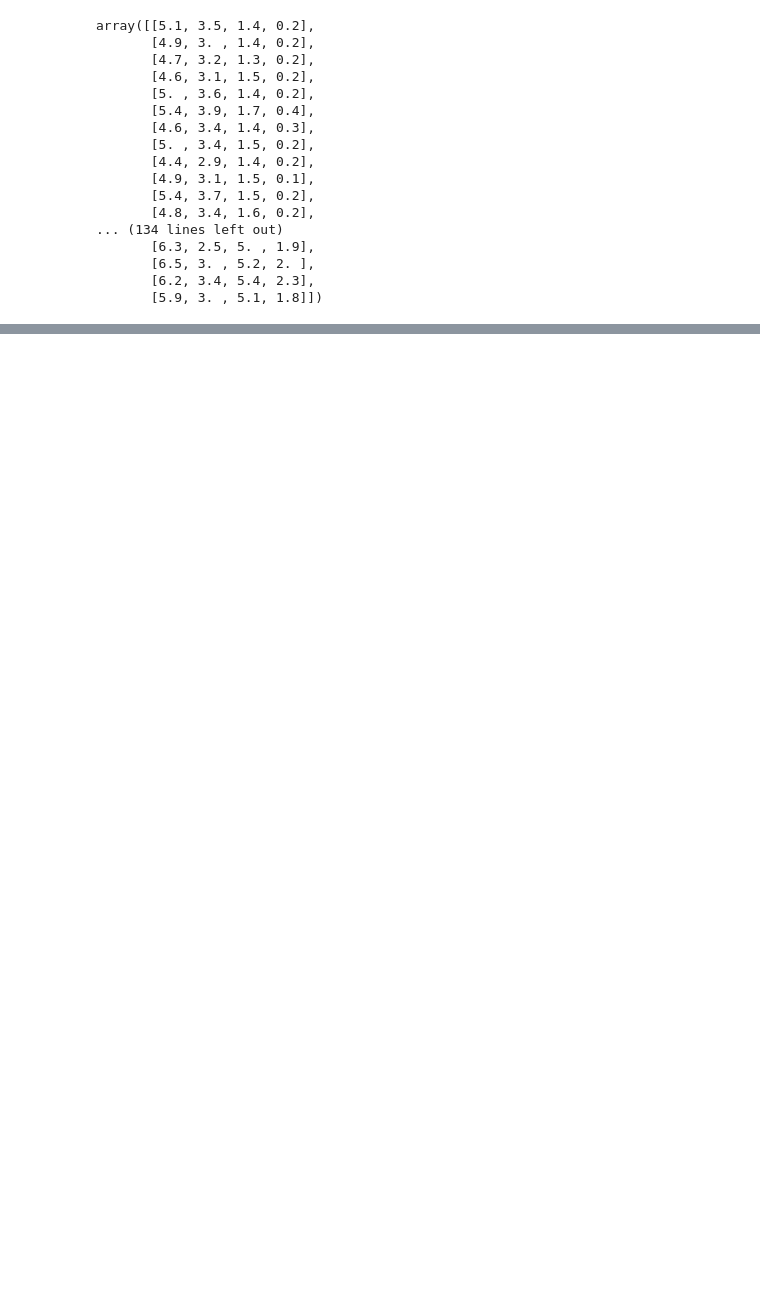
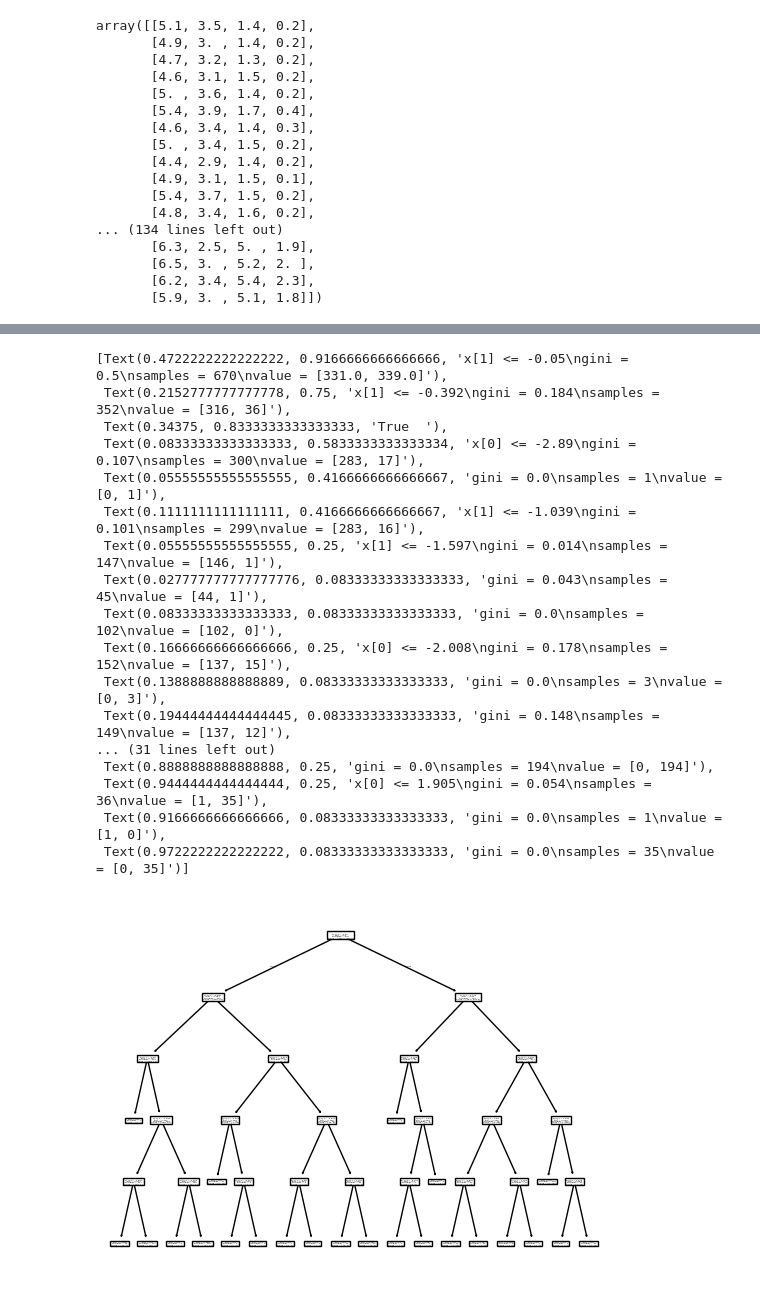
Before and after one commit to Amulussolver/Machine-learning, a Jupyter notebook: logistic.ipynb, the cells around one changed output, grey strips where cells are left out. Cells and saved outputs as stored; diff of their text form; code cells hidden in the pictures; blank space fills up the shorter version.

```diff
--- a/logistic.ipynb
+++ b/logistic.ipynb
@@ -98,0 +106,6 @@ np.float64(0.78)
+# %%
+
+dtc1=dtc(max_depth=5)
+# %%
+from sklearn.model_selection import train_test_split
+x_train,x_test,y_train,y_test=train_test_split(x,y,test_size=0.33,random_state=42)
@@ -98,0 +122,5 @@ np.float64(0.78)
+# %%
+
+dtc1.fit(x_train,y_train)
+dtc1.predict(x_test
+             )
@@ -98,0 +143,22 @@ np.float64(0.78)
+# %%
+from sklearn.tree import plot_tree
+plot_tree(dtc1)
+# %% [output]
+[Text(0.4722222222222222, 0.9166666666666666, 'x[1] <= -0.05\ngini = 0.5\nsamples = 670\nvalue = [331.0, 339.0]'),
+ Text(0.2152777777777778, 0.75, 'x[1] <= -0.392\ngini = 0.184\nsamples = 352\nvalue = [316, 36]'),
+ Text(0.34375, 0.8333333333333333, 'True  '),
+ Text(0.08333333333333333, 0.5833333333333334, 'x[0] <= -2.89\ngini = 0.107\nsamples = 300\nvalue = [283, 17]'),
+ Text(0.05555555555555555, 0.4166666666666667, 'gini = 0.0\nsamples = 1\nvalue = [0, 1]'),
+ Text(0.1111111111111111, 0.4166666666666667, 'x[1] <= -1.039\ngini = 0.101\nsamples = 299\nvalue = [283, 16]'),
+ Text(0.05555555555555555, 0.25, 'x[1] <= -1.597\ngini = 0.014\nsamples = 147\nvalue = [146, 1]'),
+ Text(0.027777777777777776, 0.08333333333333333, 'gini = 0.043\nsamples = 45\nvalue = [44, 1]'),
+ Text(0.08333333333333333, 0.08333333333333333, 'gini = 0.0\nsamples = 102\nvalue = [102, 0]'),
+ Text(0.16666666666666666, 0.25, 'x[0] <= -2.008\ngini = 0.178\nsamples = 152\nvalue = [137, 15]'),
+ Text(0.1388888888888889, 0.08333333333333333, 'gini = 0.0\nsamples = 3\nvalue = [0, 3]'),
+ Text(0.19444444444444445, 0.08333333333333333, 'gini = 0.148\nsamples = 149\nvalue = [137, 12]'),
+... (31 lines left out)
+ Text(0.8888888888888888, 0.25, 'gini = 0.0\nsamples = 194\nvalue = [0, 194]'),
+ Text(0.9444444444444444, 0.25, 'x[0] <= 1.905\ngini = 0.054\nsamples = 36\nvalue = [1, 35]'),
+ Text(0.9166666666666666, 0.08333333333333333, 'gini = 0.0\nsamples = 1\nvalue = [1, 0]'),
+ Text(0.9722222222222222, 0.08333333333333333, 'gini = 0.0\nsamples = 35\nvalue = [0, 35]')]
+[figure, added]
```
Also changed, not shown: parts of 22 cells of this notebook.
